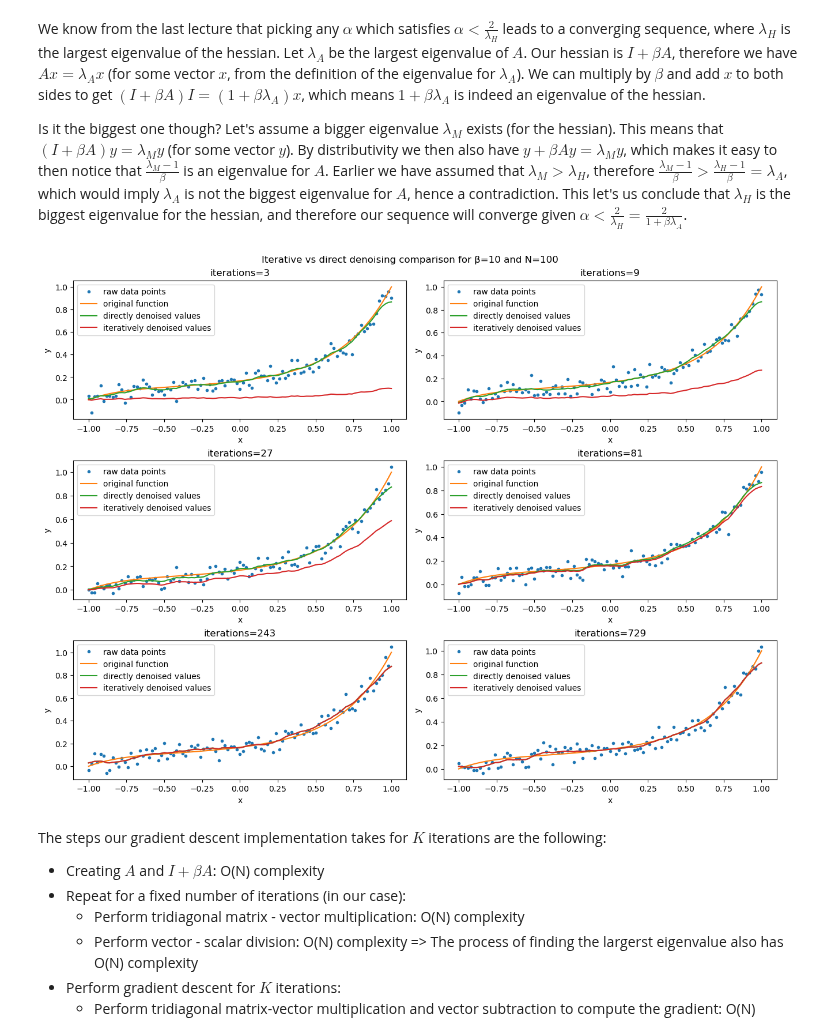
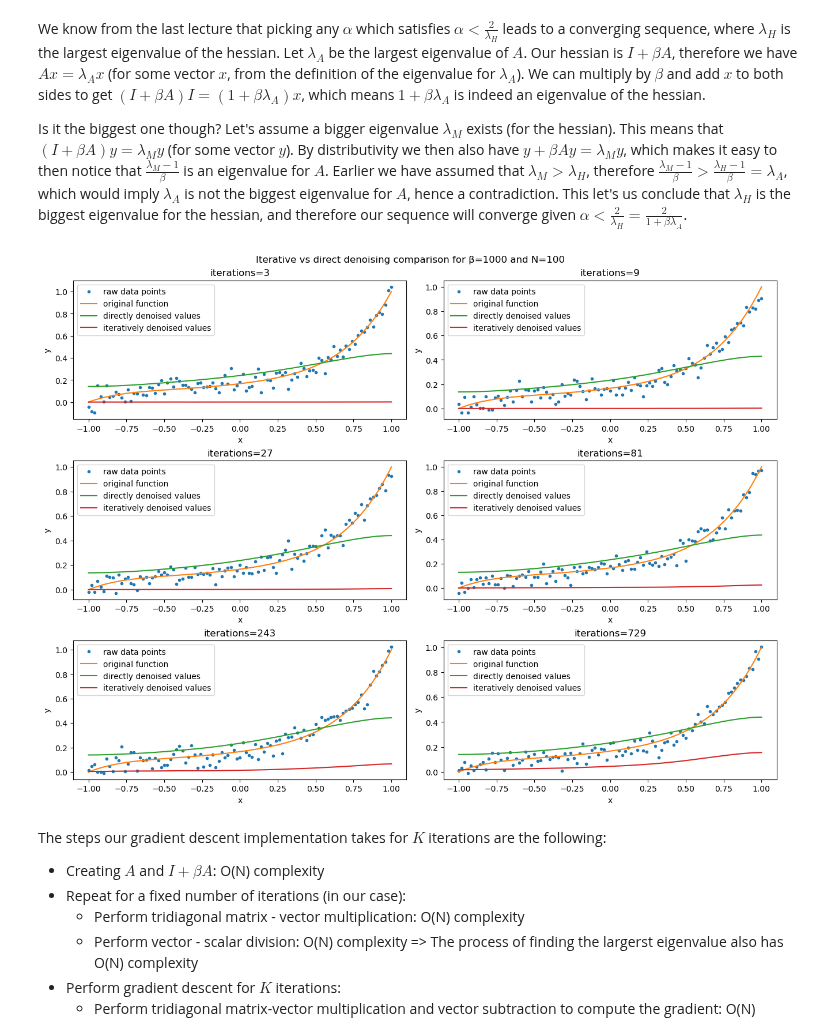
Before and after one commit to prescientmoon/solar-conflux, a Jupyter notebook: python/denoising/Main.ipynb, the cells around one changed output. Drawn from its saved outputs; the diff is of its cells as text; code cells hidden in the pictures.

```diff
--- a/python/denoising/Main.ipynb
+++ b/python/denoising/Main.ipynb
@@ -285,7 +285,7 @@ def smooth_iterative(data, beta, num_iterations):
   max_eigenvalue = td.largest_eigenvalue(
     *A,
     initial_guess,
-    30
+    300
   )
 
   alpha = 1.5 / (1 + beta * max_eigenvalue)
@@ -306,35 +306,35 @@ fig, axs = plot.subplots(
     3,
     2,
     layout="constrained",
     figsize=(12.8, 9.6)
 )
 
 N = 100
-beta = 10
+beta = 1000
 
 fig.suptitle(f"Iterative vs direct denoising comparison for β={beta} and {N=}")
 
 for i in range(len(axs.flat)):
   ax = axs.flat[i]
   iterations = 3**(i + 1)
 
   # Create the data
   x = np.linspace(-1, 1, num=N+1)
   g, y = sample_with_noise(x, p5)
   sd = smooth(y, beta) # Indirect
   si = smooth_iterative(y, beta, iterations) # Direct
 
   # Plot the data
   ax.set_title(f"{iterations=}")
   ax.set_xlabel("x")
   ax.set_ylabel("y")
   ax.plot(x, y, ".", label="raw data points")
   ax.plot(x, g, "-", label="original function")
   ax.plot(x, sd, "-", label="directly denoised values")
   ax.plot(x, si, "-", label="iteratively denoised values")
   ax.legend()
 # %% [output]
-[figure, old version]
+[figure, new version]
 # %% [markdown]
 The steps our gradient descent implementation takes for $K$ iterations are the following:
 - Creating $A$ and $I + βA$: O(N) complexity
```
